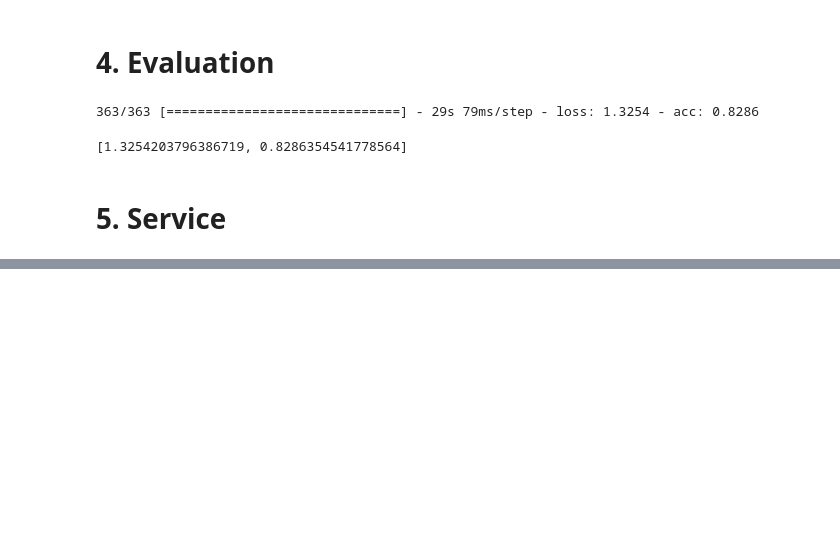
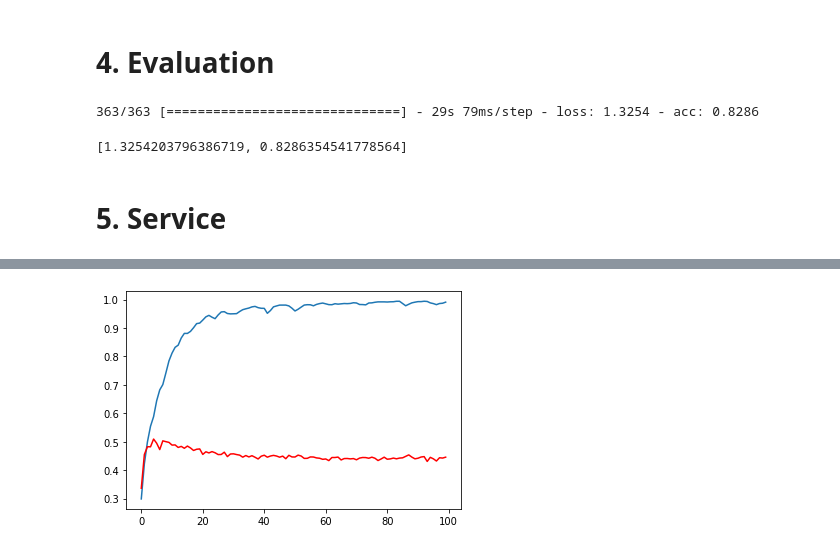
Before and after one commit to SolbiChoi/TeamProject, a Jupyter notebook: DeepLearning/TeamProject_DL.ipynb, the cells around one changed output, grey strips where cells are left out. Saved outputs shown, nothing was run; the diff lists cells and outputs as text; code cells hidden in the pictures; blank space fills up the shorter version.

```diff
--- a/DeepLearning/TeamProject_DL.ipynb
+++ b/DeepLearning/TeamProject_DL.ipynb
@@ -344,0 +363,6 @@ model.save('./files/DL_culture.h5')
+# %%
+plt.plot(hist.history['acc'])
+plt.plot(hist.history['val_acc'],'-r')
+plt.show()
+# %% [output]
+[figure, added]
```
Also changed, not shown: parts of 4 cells of this notebook.
